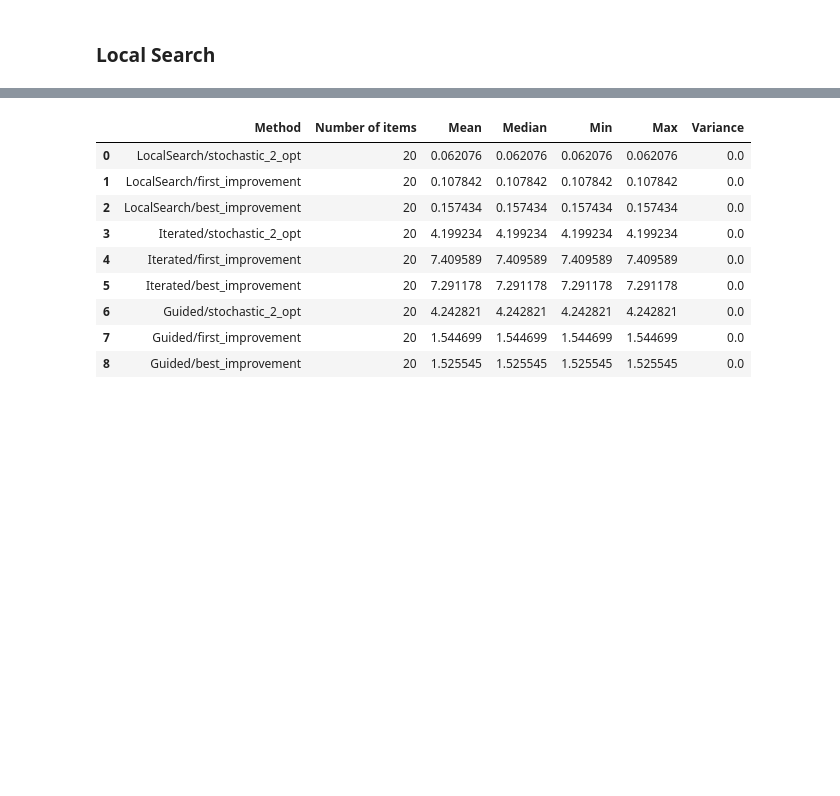
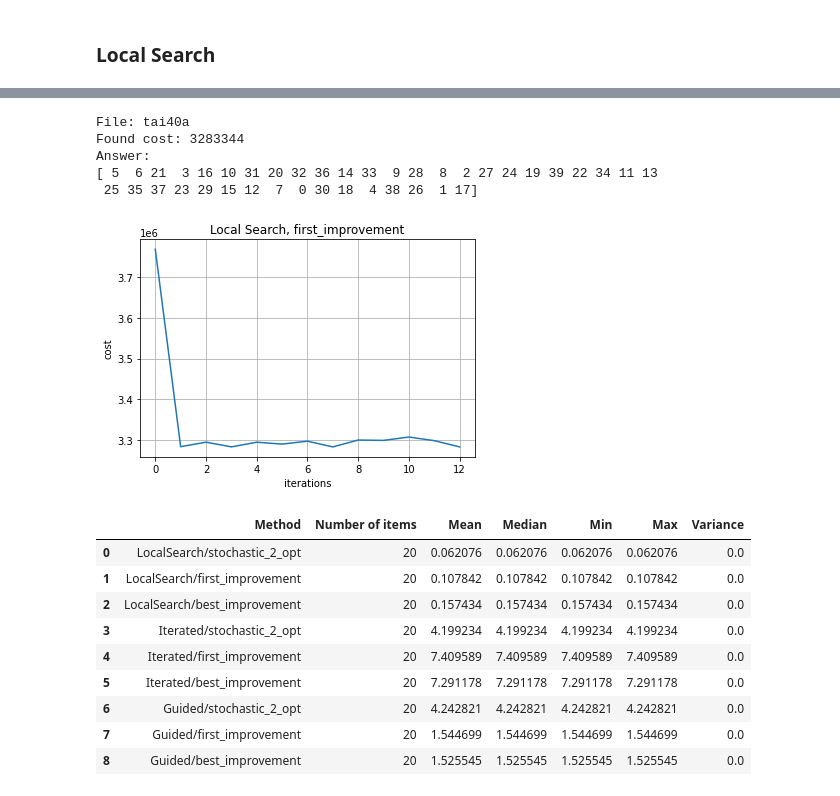
Before and after one commit to kislN/QuadraticAssignmentProblem, a Jupyter notebook: report.ipynb, the cells around one changed output, grey strips where cells are left out. Drawn from its saved outputs; the diff is of its cells as text; code cells hidden in the pictures; blank space fills up the shorter version.

```diff
--- a/report.ipynb
+++ b/report.ipynb
@@ -31,3 +74,16 @@ tai80a  is loaded!
+# %%
+data = get_case(os.path.join(root, paths[1]))
+exp = Iterated(*data.values())
+answer = exp.run('first_improvement', dlb=True, epoches=10)
+print(f'File: {paths[1]}\nFound cost: {exp.cost_fun.tolist()}\nAnswer:\n{answer}')
+exp.plot('Local Search, first_improvement')
+# %% [output]
+File: tai40a
+Found cost: 3283344
+Answer:
+[ 5  6 21  3 16 10 31 20 32 36 14 33  9 28  8  2 27 24 19 39 22 34 11 13
+ 25 35 37 23 29 15 12  7  0 30 18  4 38 26  1 17]
+[figure, added]
 # %%
 df = get_time(cases[0:1], iterations=1, lim_sec=10)
 # %%
```
Also changed, not shown: parts of 14 cells of this notebook, 4 other files.
